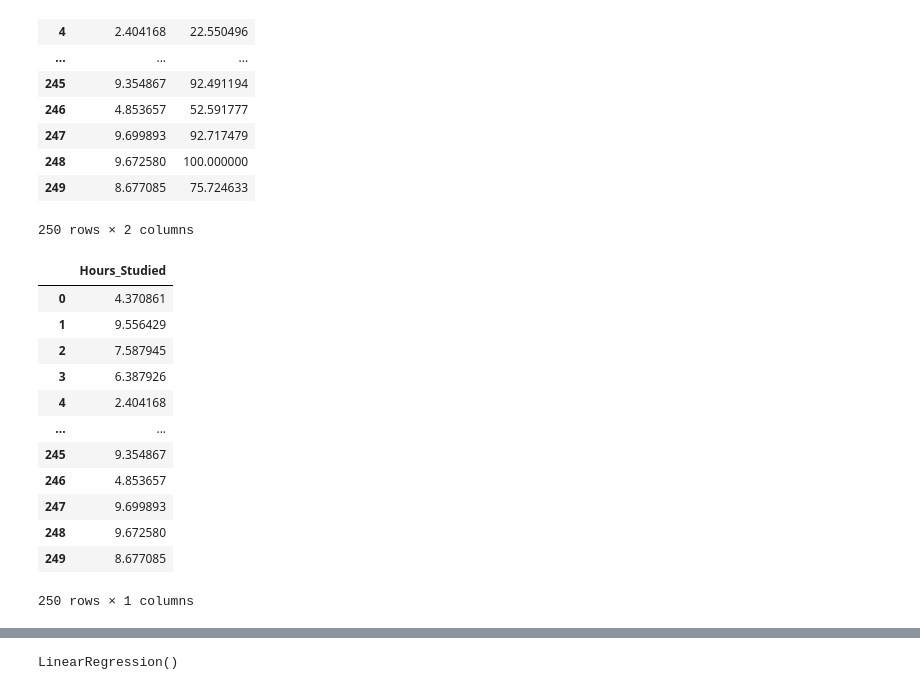
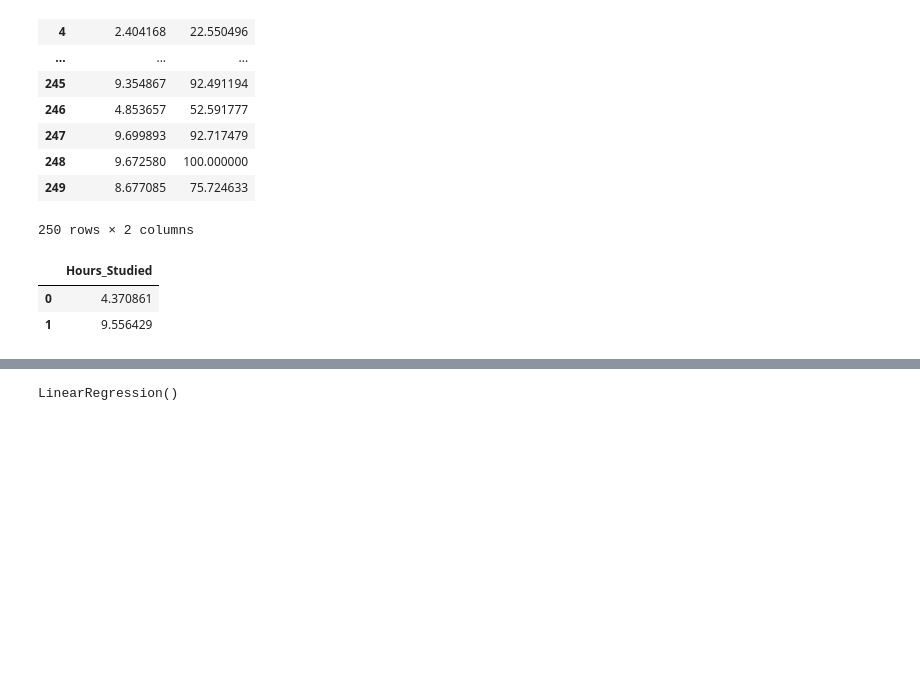
Before and after one commit to jxsrma/AI-NSTI-W-Indore, a Jupyter notebook: LinearRegression.ipynb, the cells around one changed output, grey strips where cells are left out. Drawn from its saved outputs; the diff is of its cells as text; code cells hidden in the pictures; blank space fills up the shorter version.

```diff
--- a/LinearRegression.ipynb
+++ b/LinearRegression.ipynb
@@ -84,20 +100,10 @@ trainingData
 250 rows × 2 columns
 # %%
 X = df[['Hours_Studied']]
-X
+X.head(2)
 # %% [output]
 |  | Hours_Studied |
 | 0 | 4.370861 |
 | 1 | 9.556429 |
-| 2 | 7.587945 |
-| 3 | 6.387926 |
-| 4 | 2.404168 |
-| ... | ... |
-| 245 | 9.354867 |
-| 246 | 4.853657 |
-| 247 | 9.699893 |
-| 248 | 9.672580 |
-| 249 | 8.677085 |
-250 rows × 1 columns
 # %%
 y = df['Percentage']
```
Also changed, not shown: parts of 11 cells of this notebook, 5 other files.
